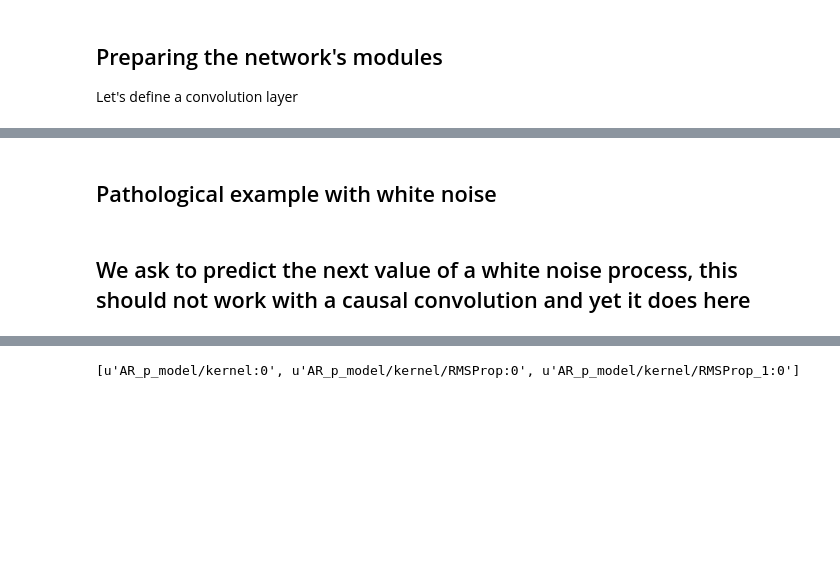
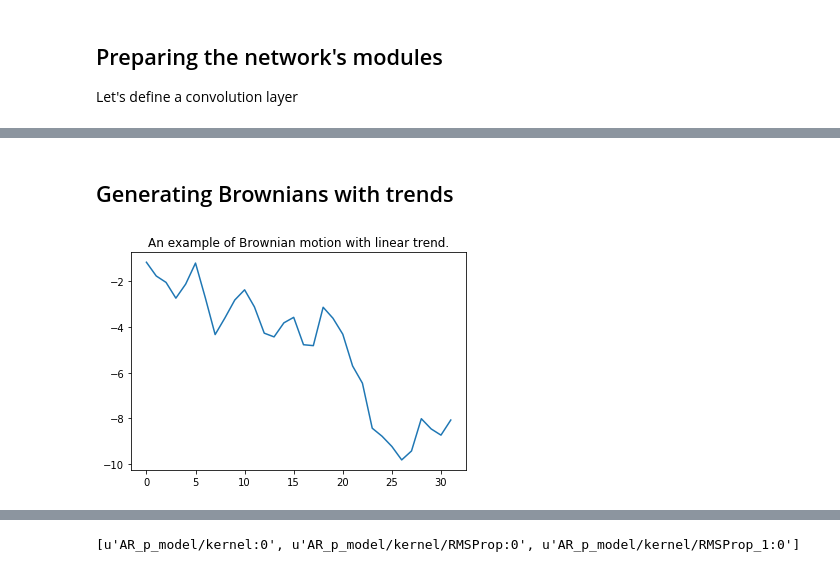
Before and after one commit to bellettif/tutorial_CS294, a Jupyter notebook: tutorial_classiciation_trend.ipynb, the cells around one changed output, grey strips where cells are left out. Cells and saved outputs as stored; diff of their text form; code cells hidden in the pictures; blank space fills up the shorter version.

```diff
--- a/tutorial_classiciation_trend.ipynb
+++ b/tutorial_classiciation_trend.ipynb
@@ -63,8 +63,8 @@ loss = tf.reduce_sum(tf.nn.softmax_cross_entropy_with_logits(labels=seq_label, l
 learning_rate = 1e-3
 
 optimizer = tf.train.RMSPropOptimizer(learning_rate=learning_rate).minimize(loss)
-# %% [markdown]
-## Pathological example with white noise
+# %% [markdown]
+## Generating Brownians with trends
 # %%
 def generate_samples(batch_size, sequence_length, n_dims):
     trend = np.random.normal(0.0, 1.0, (batch_size, 1, 1))
@@ -75,5 +75,9 @@ def generate_samples(batch_size, sequence_length, n_dims):
                                                   n_dims)),
                     axis=1)
     return seq, trend_sign[:,:,0]
-# %% [markdown]
-## We ask to predict the next value of a white noise process, this should not work with a causal convolution and yet it does here
+# %%
+plt.plot(generate_samples(1, 32, 1)[0][0,:,:])
+plt.title("An example of Brownian motion with linear trend.")
+plt.show()
+# %% [output]
+[figure, added]
```
Also changed, not shown: parts of 10 cells of this notebook, 1 other file.
